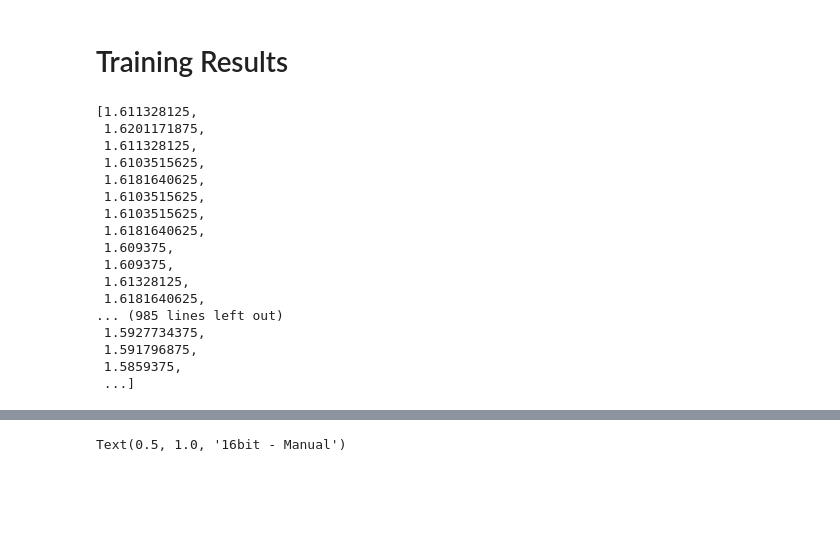
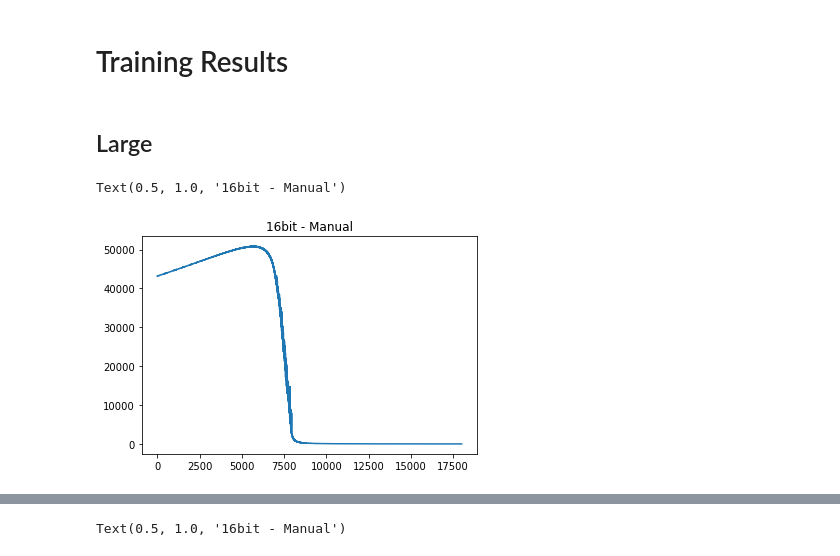
Before and after one commit to Chucooleg/openai_onboarding, a Jupyter notebook: mixed_precision_training/16bit_MLP_manual.ipynb, the cells around one changed output, grey strips where cells are left out. Saved outputs shown, nothing was run; the diff lists cells and outputs as text; code cells hidden in the pictures; blank space fills up the shorter version.

```diff
--- a/mixed_precision_training/16bit_MLP_manual.ipynb
+++ b/mixed_precision_training/16bit_MLP_manual.ipynb
@@ -51,10 +51,11 @@ args.data_dir = '~/datadrive'
 args.dataset_dir = 'toy_mlp_1'
 args.seed = 123
 args.batch_size = 1000
-# https://stackoverflow.com/questions/15753701/how-can-i-pass-a-list-as-a-command-line-argument-with-argparse
-args.hidden_layer_dims = [5000, 5000, 5000, 5000, 5000, 5000, 5000]
+# args.hidden_layer_dims = [5000, 5000, 5000, 5000, 5000, 5000, 5000]
+# args.hidden_layer_dims = [500, 500, 500, 500, 500, 500, 500]
+args.hidden_layer_dims = [50, 50, 50, 50, 50, 50, 50]
 args.lr = 0.01
-args.epochs = 20
+args.epochs = 2000
 # %% [markdown]
 # Toy Data Generation
 # %%
@@ -63,8 +64,11 @@ args.epochs = 20
 m_train = 9000
 m_total = m_train
 
-X, y = make_classification(n_samples=m_total, n_features=10, n_informative=10, n_redundant=0, n_repeated=0, n_classes=5, n_clusters_per_class=2, weights=None, flip_y=0.01, class_sep=1.0, hypercube=True, shift=0.0, scale=1.0, shuffle=True, random_state=args.seed)
-# y = np.expand_dims(y, -1)
+# EASY
+# X, y = make_classification(n_samples=m_total, n_features=10, n_informative=10, n_redundant=0, n_repeated=0, n_classes=5, n_clusters_per_class=2, weights=None, flip_y=0.01, class_sep=1.0, hypercube=True, shift=0.0, scale=1.0, shuffle=True, random_state=args.seed)
+# HARD
+X, y = make_classification(n_samples=m_total, n_features=1000, n_informative=500, n_redundant=0, n_repeated=0, n_classes=1000, n_clusters_per_class=2, weights=None, flip_y=0.01, class_sep=1.0, hypercube=True, shift=0.0, scale=1.0, shuffle=True, random_state=args.seed)
+
 
 np.random.seed(args.seed)
 permutation = np.random.permutation(m_total)
@@ -279,7 +283,7 @@ def main_train(args, gpu=0, debug=False):
 
     loop_start_time = time.time()
 
-    for e in progressbar(range(5000)):
+    for e in progressbar(range(args.epochs)):
         start_timer()
         model.train()
         sum_batch_losses = torch.tensor([0.], dtype=torch.float, device=gpu)
@@ -321,6 +325,7 @@ def main_train(args, gpu=0, debug=False):
                 print('\nComputed loss')
                 check_grad()
                 check_weights()
+
             # log the loss metric
             torch.cuda.synchronize()
 
@@ -421,7 +426,7 @@ def main_train(args, gpu=0, debug=False):
 
             # 16.
             # up the loss scale
-            loss_scale *= 1.00003466337
+            loss_scale *= 1.0003466337
 
             history['timing']['batch_time'] += time.time() - batch_start_time
 
@@ -565,0 +614,10 @@ Overflow!
+# %%
+# hidden_layer_dims = [50, 50, 50, 50, 50, 50, 50]
+# nx = 1000, n = 1000
+# loss_scale = 1.0003466337
+# epochs = 2000
+
+all_start_time = time.time()
+history, model = main_train(args, debug=False)
+torch.cuda.synchronize()
+print(time.time() - all_start_time)
@@ -577,24 +675,16 @@ with profiler.profile(profile_memory=True, record_shapes=True, use_cuda=False, w
 Overflow!
 # %% [markdown]
 # Training Results
-# %%
-# Ran without profiler
-history['step_train_losses']
-# %% [output]
-[1.611328125,
- 1.6201171875,
- 1.611328125,
- 1.6103515625,
- 1.6181640625,
- 1.6103515625,
- 1.6103515625,
- 1.6181640625,
- 1.609375,
- 1.609375,
- 1.61328125,
- 1.6181640625,
-... (985 lines left out)
- 1.5927734375,
- 1.591796875,
- 1.5859375,
- ...]
+# %% [markdown]
+## Large
+# %%
+# hidden_layer_dims = [5000, 5000, 5000, 5000, 5000, 5000, 5000]
+# nx = 1000, n = 1000
+# loss_scale = 1.00003466337
+# epochs = 5000
+
+plt.plot(np.arange(len(history['step_train_losses'])), np.array(history['step_train_losses']))
+plt.title('16bit - Manual')
+# %% [output]
+Text(0.5, 1.0, '16bit - Manual')
+[figure, added]
```
Also changed, not shown: parts of 50 cells of this notebook, 1 other file.
